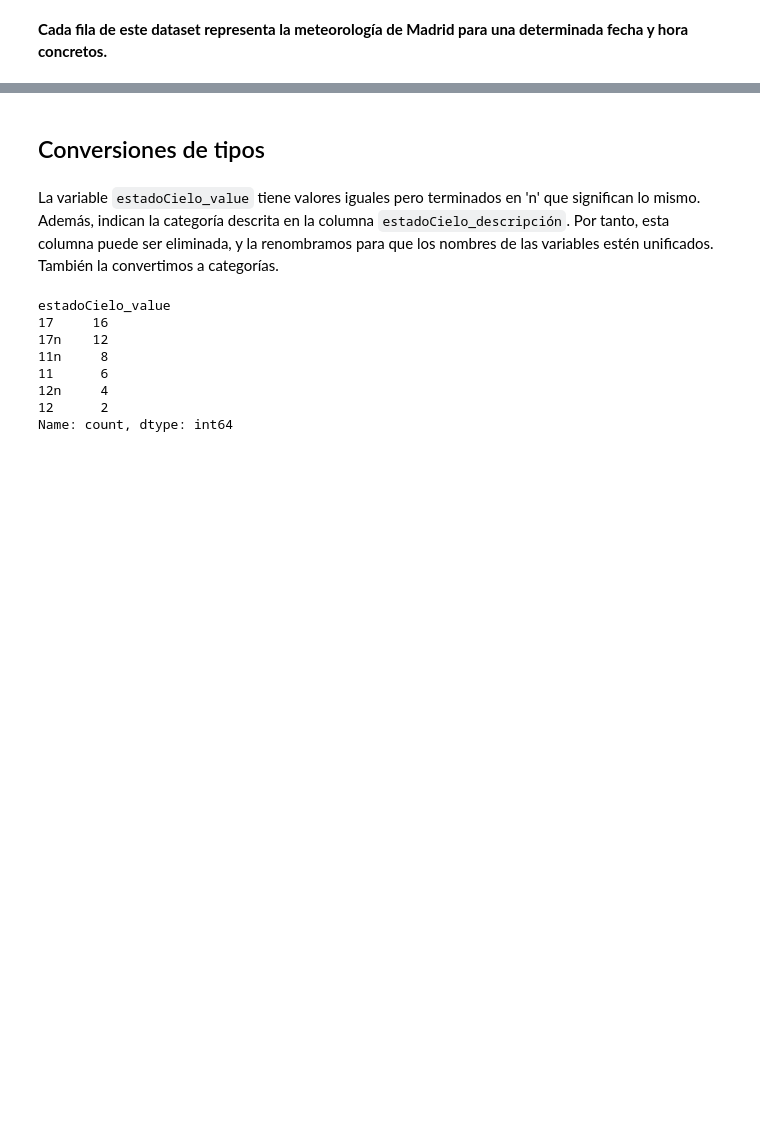
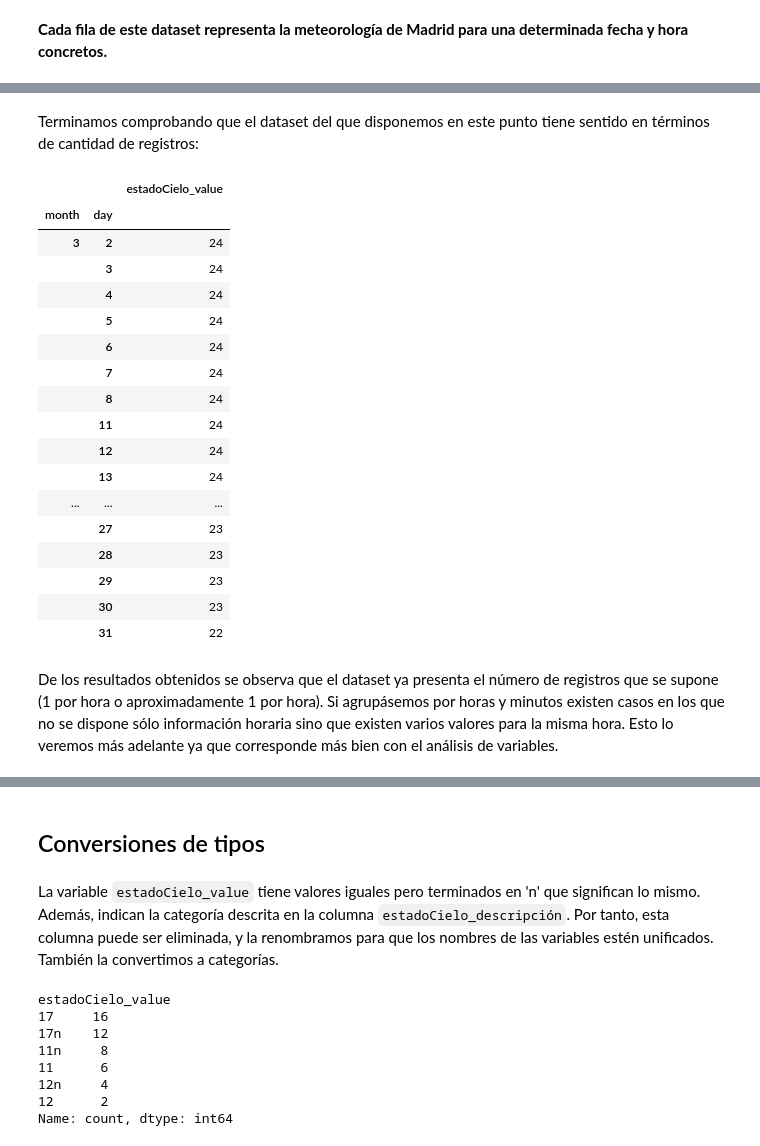
Before and after one commit to oeg-upm/inesdata-mov-data-generation, a Jupyter notebook: docs/notebooks/aemet_qa.ipynb, the cells around one changed output, grey strips where cells are left out. Drawn from its saved outputs; the diff is of its cells as text; code cells hidden in the pictures; blank space fills up the shorter version.

Commit message:
Started AEMET QA

```diff
--- a/docs/notebooks/aemet_qa.ipynb
+++ b/docs/notebooks/aemet_qa.ipynb
@@ -128,0 +179,2 @@ Index(['estadoCielo_value', 'estadoCielo_descripcion', 'precipitacion_value',
+# %%
+aemet_dataset = aemet_dataset.replace({'precipitacion_value': {"Ip":0.0}, 'nieve_value': {"Ip":0.0}})
@@ -128,0 +195,8 @@ Index(['estadoCielo_value', 'estadoCielo_descripcion', 'precipitacion_value',
+# %%
+aemet_dataset = aemet_dataset.astype({'estadoCielo_value': 'str', 'estadoCielo_descripcion':'str',\
+                      'precipitacion_value': 'float64', 'probPrecipitacion_value': 'float64',\
+                      'probTormenta_value': 'float64', 'nieve_value': 'float64',\
+                      'probNieve_value': 'float64', 'temperatura_value': 'float64',\
+                      'sensTermica_value': 'float64', 'humedadRelativa_value': 'float64',\
+                      'vientoAndRachaMax_value': 'float64'
+                      })
@@ -128,0 +225,2 @@ Index(['estadoCielo_value', 'estadoCielo_descripcion', 'precipitacion_value',
+# %%
+aemet_dataset = aemet_dataset.drop_duplicates()
@@ -128,0 +250,5 @@ Index(['estadoCielo_value', 'estadoCielo_descripcion', 'precipitacion_value',
+# %%
+aemet_reduced = aemet_dataset.groupby(["datetime"])[['direccion','velocidad','vientoAndRachaMax_value']].sum()
+aemet_dataset = aemet_dataset.drop(columns=["direccion", "velocidad", "vientoAndRachaMax_value"])
+
+aemet_dataset = aemet_dataset.merge(aemet_reduced, how="inner", on= "datetime").drop_duplicates()
@@ -128,0 +271,35 @@ Index(['estadoCielo_value', 'estadoCielo_descripcion', 'precipitacion_value',
+# %% [markdown]
+<h10> Terminamos comprobando que el dataset del que disponemos en este punto tiene sentido en términos de cantidad de registros: </h10>
+# %%
+aemet_dataset_test = aemet_dataset.copy()
+
+aemet_dataset_test["datetime"] = pd.to_datetime(aemet_dataset_test["datetime"])
+
+aemet_dataset_test["day"] = aemet_dataset_test["datetime"].dt.day
+aemet_dataset_test["month"] = aemet_dataset_test["datetime"].dt.month
+aemet_dataset_test["year"] = aemet_dataset_test["datetime"].dt.year
+aemet_dataset_test["hour"] = aemet_dataset_test["datetime"].dt.hour
+aemet_dataset_test["minute"] = aemet_dataset_test["datetime"].dt.minute
+
+aemet_dataset_test[aemet_dataset_test["minute"]==0].groupby(["month", "day"])[["estadoCielo_value"]].count()
+# %% [output]
+|  |  | estadoCielo_value |
+| month | day |  |
+| 3 | 2 | 24 |
+|  | 3 | 24 |
+|  | 4 | 24 |
+|  | 5 | 24 |
+|  | 6 | 24 |
+|  | 7 | 24 |
+|  | 8 | 24 |
+|  | 11 | 24 |
+|  | 12 | 24 |
+|  | 13 | 24 |
+| ... | ... | ... |
+|  | 27 | 23 |
+|  | 28 | 23 |
+|  | 29 | 23 |
+|  | 30 | 23 |
+|  | 31 | 22 |
+# %% [markdown]
+<h10> De los resultados obtenidos se observa que el dataset ya presenta el número de registros que se supone (1 por hora o aproximadamente 1 por hora). Si agrupásemos por horas y minutos existen casos en los que no se dispone sólo información horaria sino que existen varios valores para la misma hora. Esto lo veremos más adelante ya que corresponde más bien con el análisis de variables. </h10>
```
Also changed, not shown: parts of 38 cells of this notebook, 2 other files.
